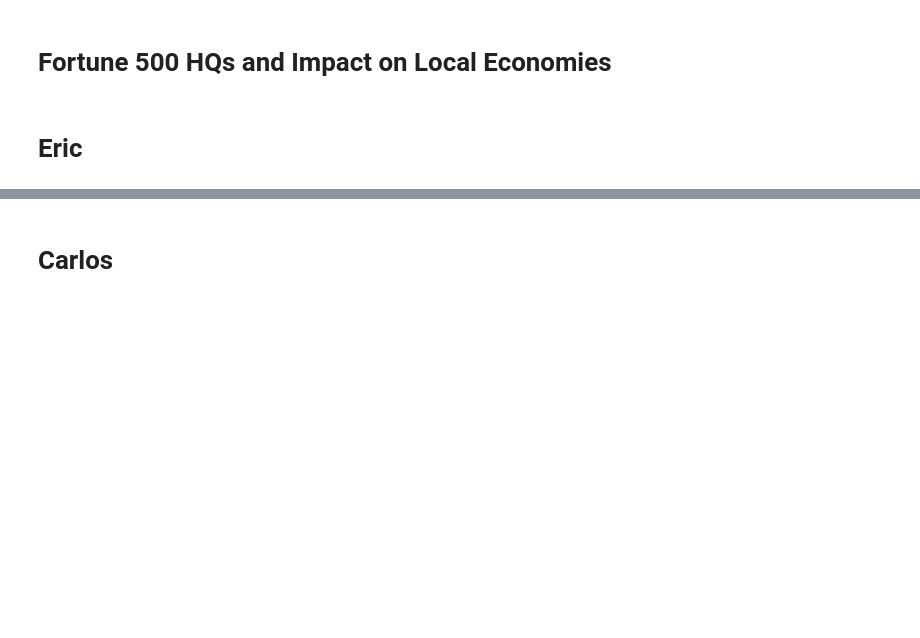
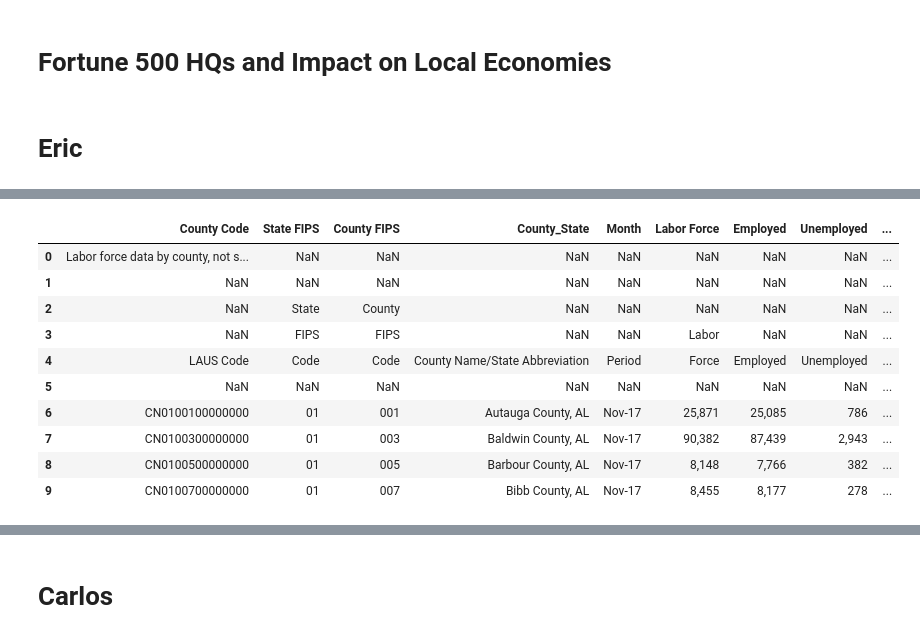
Before and after one commit to Gissel7181/Project-One, a Jupyter notebook: Project 1.ipynb, the cells around one changed output, grey strips where cells are left out. Saved outputs shown, nothing was run; the diff lists cells and outputs as text; code cells hidden in the pictures; blank space fills up the shorter version.

```diff
--- a/Project 1.ipynb
+++ b/Project 1.ipynb
@@ -39,0 +43,19 @@ unemployment_file.head(20)
+# %%
+# Rename columns
+unemployment_df = unemployment_file.rename(columns={0: "County Code", 1: "State FIPS", 2: "County FIPS",
+                                  3: "County_State", 4: "Month", 5: "Labor Force", 6: "Employed",
+                                  7: "Unemployed", 8: "Unemployment Rate (%)"})
+
+unemployment_df.head(10)
+# %% [output]
+|  | County Code | State FIPS | County FIPS | County_State | Month | Labor Force | Employed | Unemployed | ... |
+| 0 | Labor force data by county, not s... | NaN | NaN | NaN | NaN | NaN | NaN | NaN | ... |
+| 1 | NaN | NaN | NaN | NaN | NaN | NaN | NaN | NaN | ... |
+| 2 | NaN | State | County | NaN | NaN | NaN | NaN | NaN | ... |
+| 3 | NaN | FIPS | FIPS | NaN | NaN | Labor | NaN | NaN | ... |
+| 4 | LAUS Code | Code | Code | County Name/State Abbreviation | Period | Force | Employed | Unemployed | ... |
+| 5 | NaN | NaN | NaN | NaN | NaN | NaN | NaN | NaN | ... |
+| 6 | CN0100100000000 | 01 | 001 | Autauga County, AL | Nov-17 | 25,871 | 25,085 | 786 | ... |
+| 7 | CN0100300000000 | 01 | 003 | Baldwin County, AL | Nov-17 | 90,382 | 87,439 | 2,943 | ... |
+| 8 | CN0100500000000 | 01 | 005 | Barbour County, AL | Nov-17 | 8,148 | 7,766 | 382 | ... |
+| 9 | CN0100700000000 | 01 | 007 | Bibb County, AL | Nov-17 | 8,455 | 8,177 | 278 | ... |
```
Also changed, not shown: parts of 5 cells of this notebook, 2 other files.
